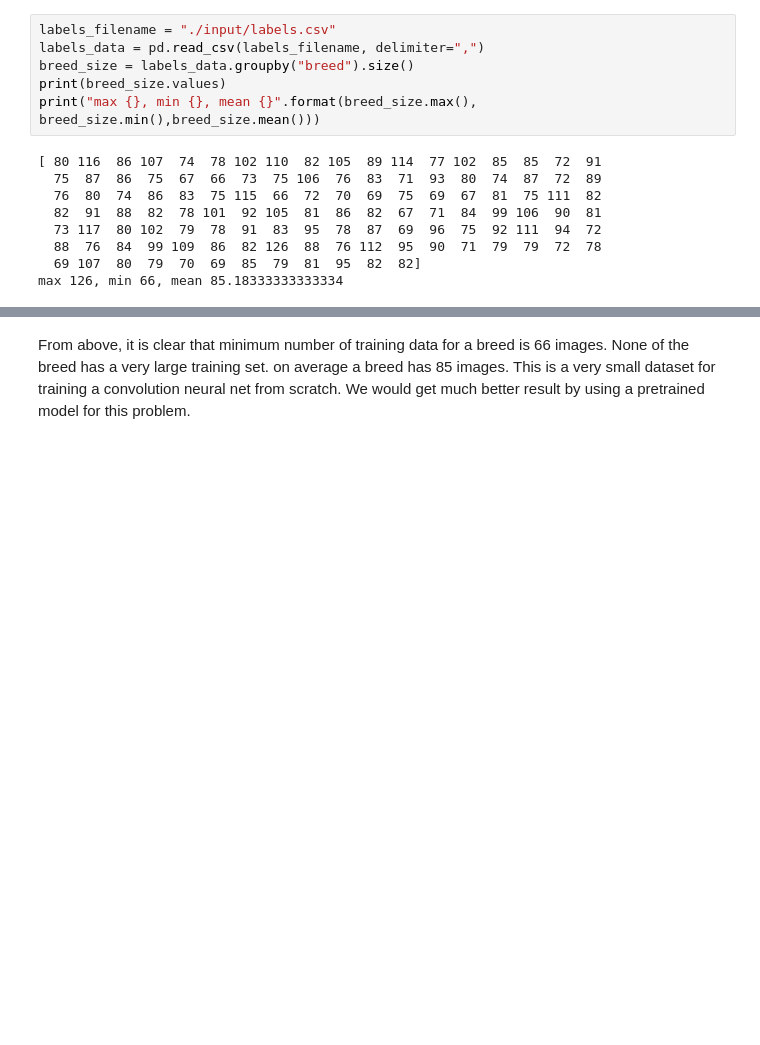
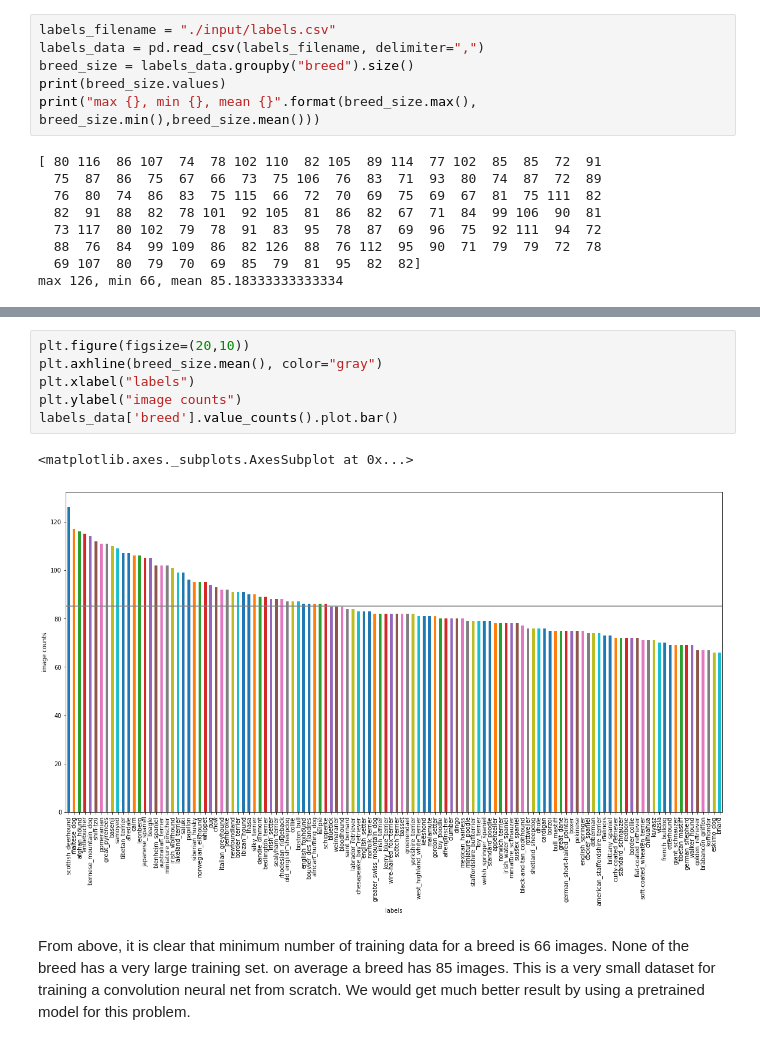
Before and after one commit to machine-learning-saurabh/dog-breed-classifier, a Jupyter notebook: dog_breed_identification.ipynb, the cells around one changed output, grey strips where cells are left out. Drawn from its saved outputs; the diff is of its cells as text; blank space fills up the shorter version.

```diff
--- a/dog_breed_identification.ipynb
+++ b/dog_breed_identification.ipynb
@@ -53,3 +60,12 @@ max 126, min 66, mean 85.18333333333334
+# %%
+plt.figure(figsize=(20,10))
+plt.axhline(breed_size.mean(), color="gray")
+plt.xlabel("labels")
+plt.ylabel("image counts")
+labels_data['breed'].value_counts().plot.bar()
+# %% [output]
+<matplotlib.axes._subplots.AxesSubplot at 0x...>
+[figure, added]
 # %% [markdown]
 From above, it is clear that minimum number of training data for a breed is 66 images. None of the breed has a very large training set. on average a breed has 85 images. This is a very small dataset for training a convolution neural net from scratch. We would get much better result by using a pretrained model for this problem.
 # %%
```
Also changed, not shown: parts of 14 cells of this notebook, 11 other files.
